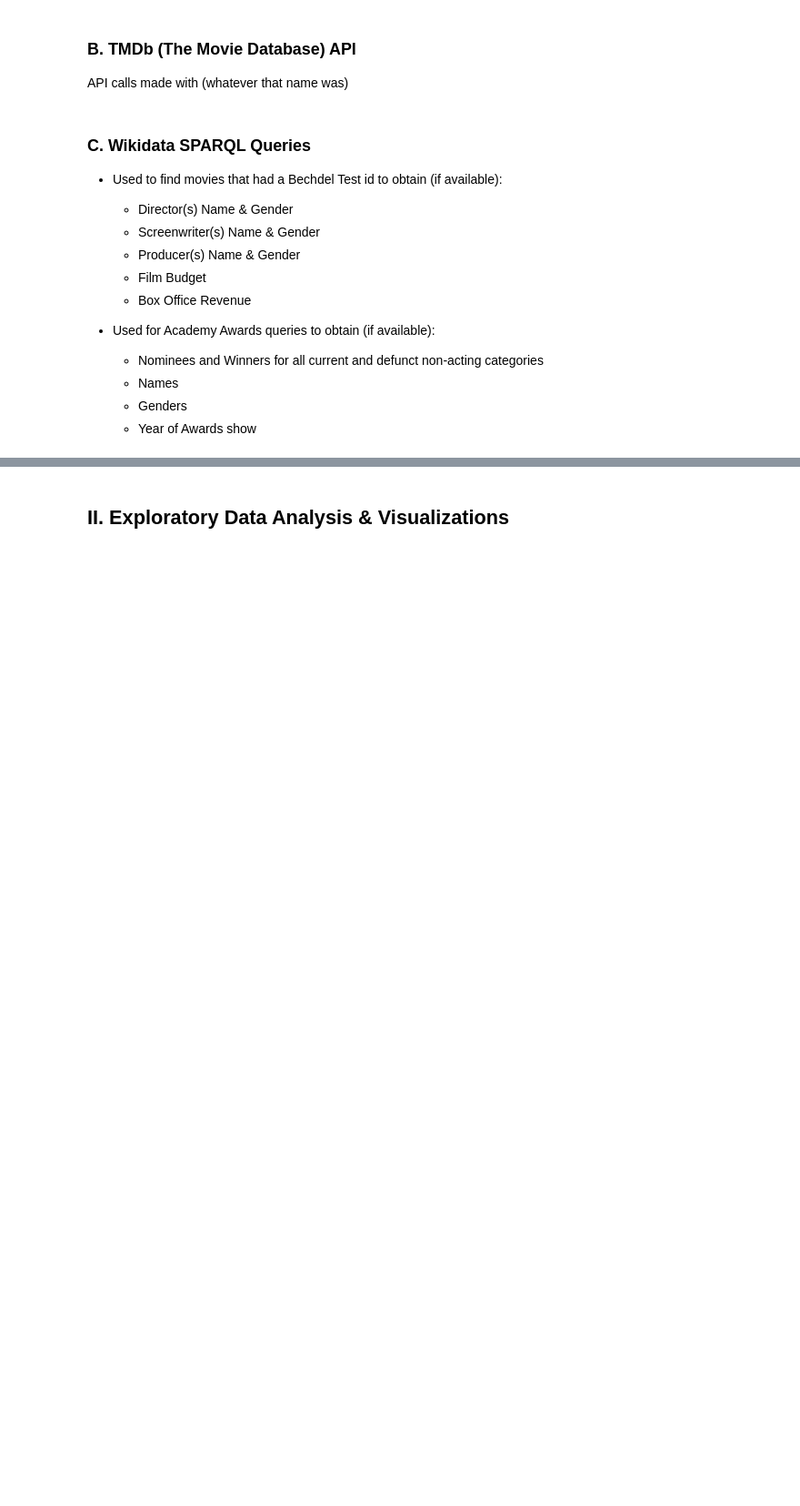
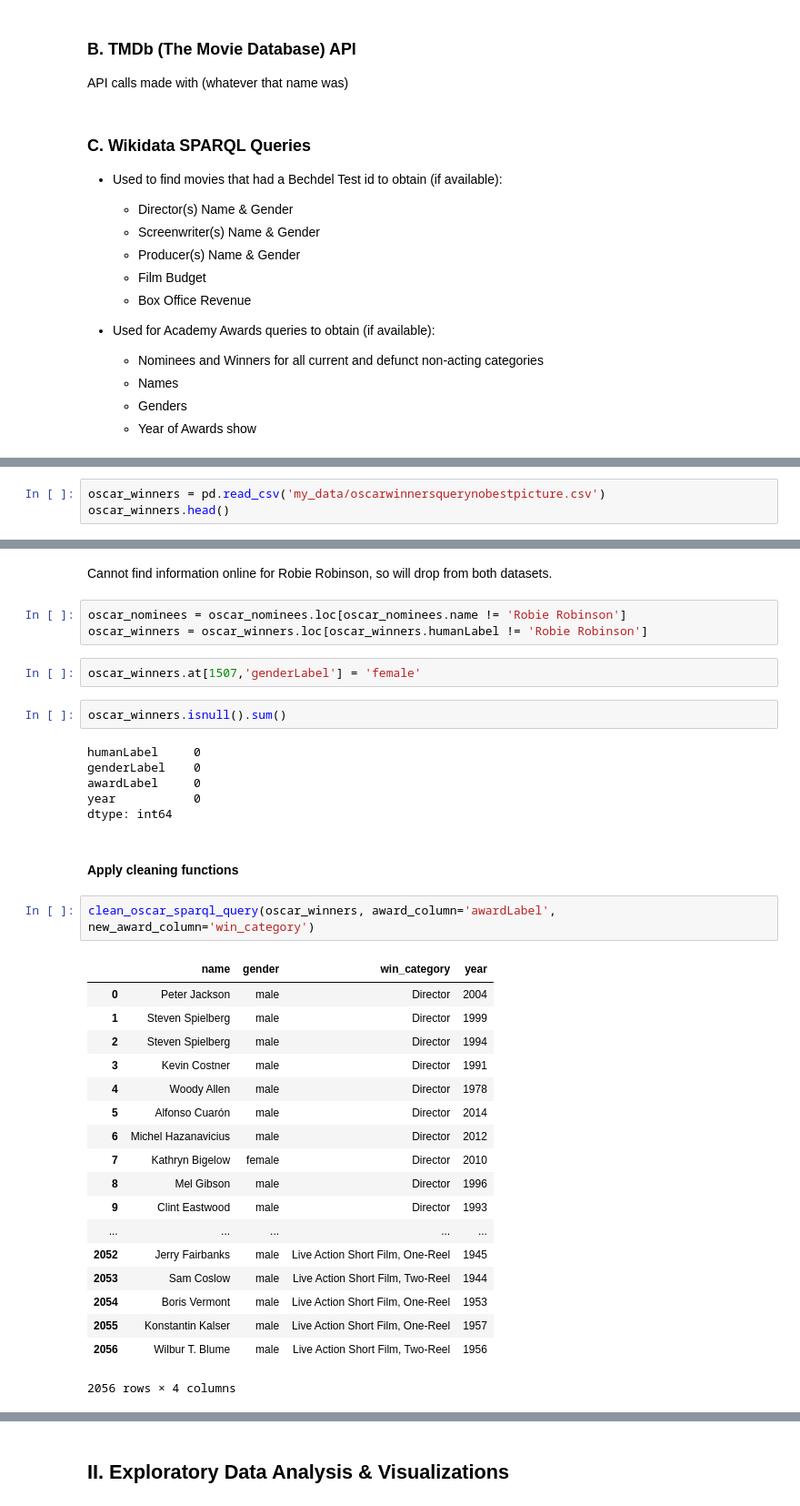
Before and after one commit to MagicMilly/women-in-film-analysis-dashboard, a Jupyter notebook: presentation.ipynb, the cells around one changed output, grey strips where cells are left out. Shown at 91% size. Saved outputs shown, nothing was run; the diff lists cells and outputs as text; blank space fills up the shorter version.

```diff
--- a/presentation.ipynb
+++ b/presentation.ipynb
@@ -63,0 +217,3 @@ API calls made with (whatever that name was)
+# %%
+oscar_winners = pd.read_csv('my_data/oscarwinnersquerynobestpicture.csv')
+oscar_winners.head()
@@ -63,0 +247,38 @@ API calls made with (whatever that name was)
+# %% [markdown]
+Cannot find information online for Robie Robinson, so will drop from both datasets.
+# %%
+oscar_nominees = oscar_nominees.loc[oscar_nominees.name != 'Robie Robinson']
+oscar_winners = oscar_winners.loc[oscar_winners.humanLabel != 'Robie Robinson']
+# %%
+oscar_winners.at[1507,'genderLabel'] = 'female'
+# %%
+oscar_winners.isnull().sum()
+# %% [output]
+humanLabel     0
+genderLabel    0
+awardLabel     0
+year           0
+dtype: int64
+# %% [markdown]
+#### Apply cleaning functions
+# %%
+clean_oscar_sparql_query(oscar_winners, award_column='awardLabel', new_award_column='win_category')
+# %% [output]
+|  | name | gender | win_category | year |
+| 0 | Peter Jackson | male | Director | 2004 |
+| 1 | Steven Spielberg | male | Director | 1999 |
+| 2 | Steven Spielberg | male | Director | 1994 |
+| 3 | Kevin Costner | male | Director | 1991 |
+| 4 | Woody Allen | male | Director | 1978 |
+| 5 | Alfonso Cuarón | male | Director | 2014 |
+| 6 | Michel Hazanavicius | male | Director | 2012 |
+| 7 | Kathryn Bigelow | female | Director | 2010 |
+| 8 | Mel Gibson | male | Director | 1996 |
+| 9 | Clint Eastwood | male | Director | 1993 |
+| ... | ... | ... | ... | ... |
+| 2052 | Jerry Fairbanks | male | Live Action Short Film, One-Reel | 1945 |
+| 2053 | Sam Coslow | male | Live Action Short Film, Two-Reel | 1944 |
+| 2054 | Boris Vermont | male | Live Action Short Film, One-Reel | 1953 |
+| 2055 | Konstantin Kalser | male | Live Action Short Film, One-Reel | 1957 |
+| 2056 | Wilbur T. Blume | male | Live Action Short Film, Two-Reel | 1956 |
+2056 rows × 4 columns
```
Also changed, not shown: parts of 30 cells of this notebook, 1 other file.
